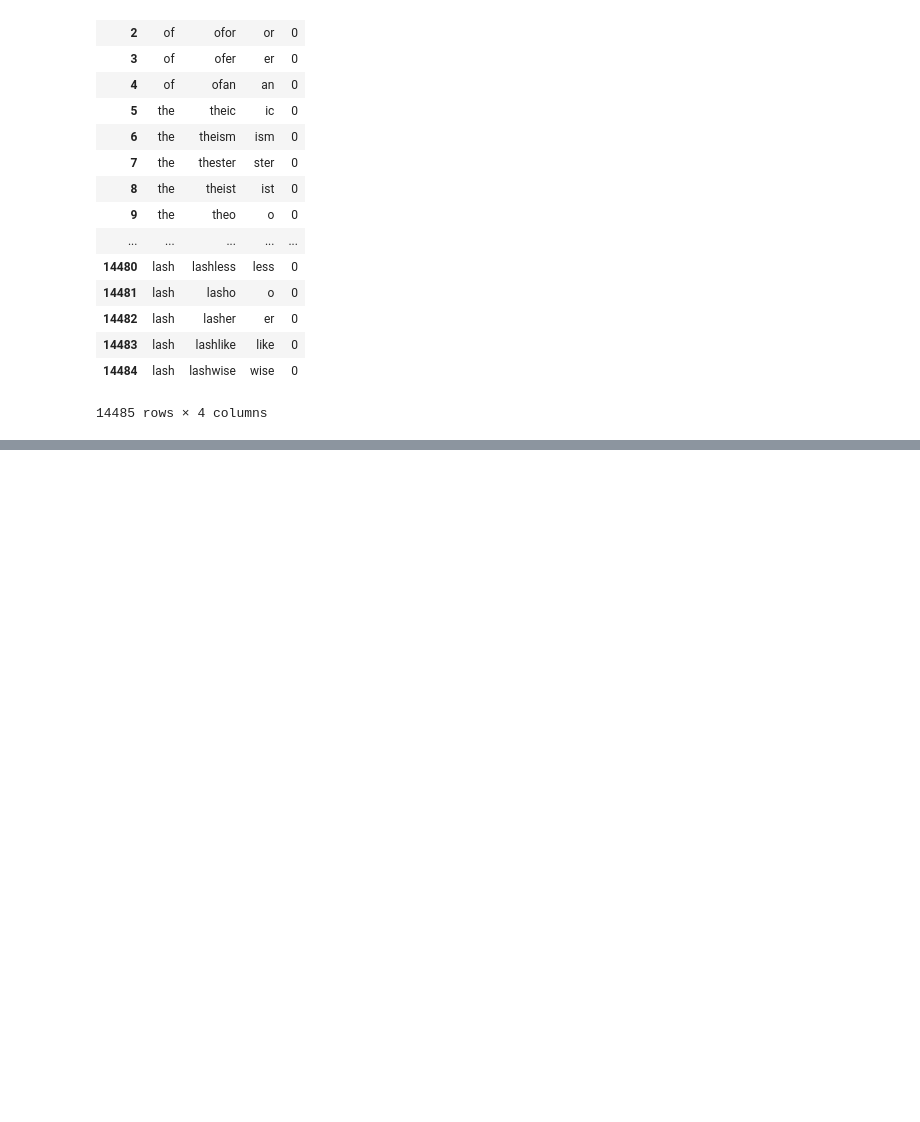
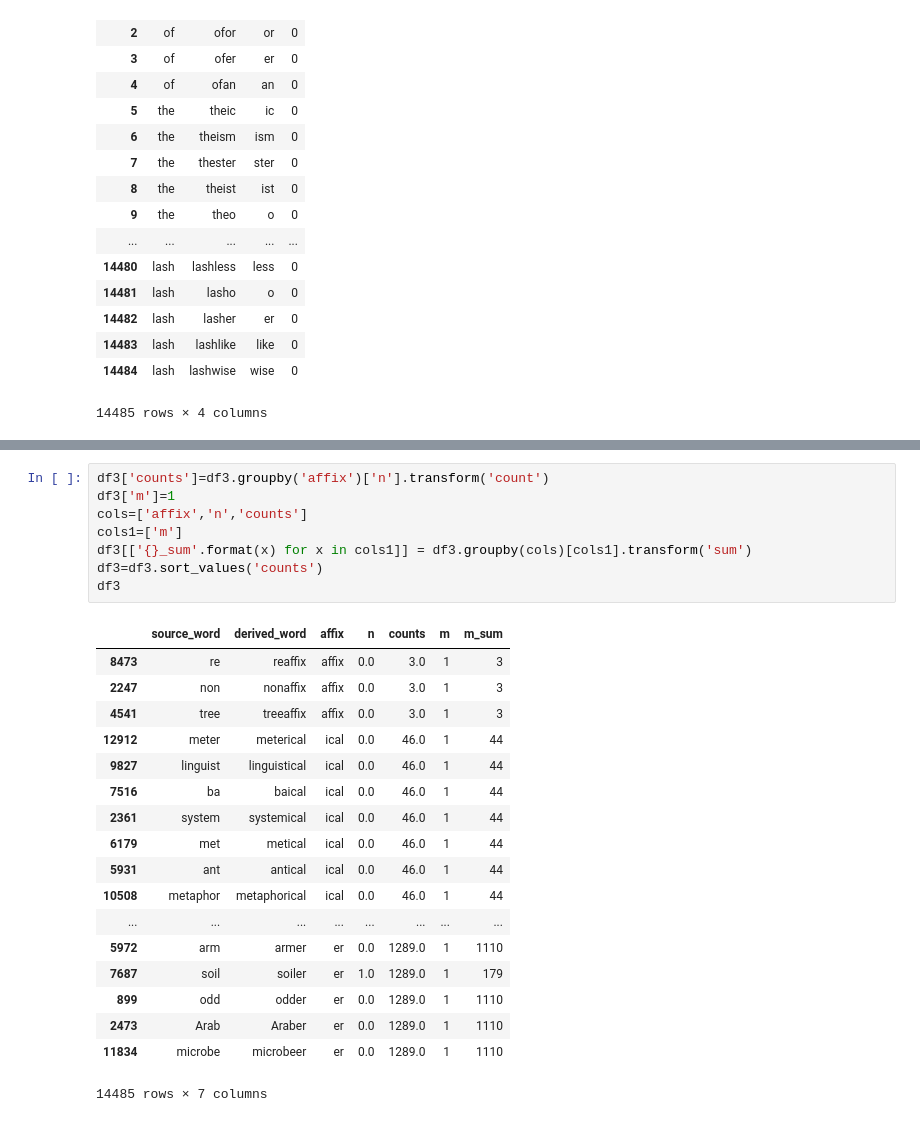
Before and after one commit to mansisinha/taddhita, a Jupyter notebook: Untitled2.ipynb, the cells around one changed output, grey strips where cells are left out. Saved outputs shown, nothing was run; the diff lists cells and outputs as text; blank space fills up the shorter version.

```diff
--- a/Untitled2.ipynb
+++ b/Untitled2.ipynb
@@ -162,3 +134,30 @@ df3.groupby('n').count()
 | n |  |  |  |
 | 0.0 | 13447 | 13446 | 13447 |
 | 1.0 | 1038 | 1038 | 1038 |
+# %%
+df3['counts']=df3.groupby('affix')['n'].transform('count')
+df3['m']=1
+cols=['affix','n','counts']
+cols1=['m']
+df3[['{}_sum'.format(x) for x in cols1]] = df3.groupby(cols)[cols1].transform('sum')
+df3=df3.sort_values('counts')
+df3
+# %% [output]
+|  | source_word | derived_word | affix | n | counts | m | m_sum |
+| 8473 | re | reaffix | affix | 0.0 | 3.0 | 1 | 3 |
+| 2247 | non | nonaffix | affix | 0.0 | 3.0 | 1 | 3 |
+| 4541 | tree | treeaffix | affix | 0.0 | 3.0 | 1 | 3 |
+| 12912 | meter | meterical | ical | 0.0 | 46.0 | 1 | 44 |
+| 9827 | linguist | linguistical | ical | 0.0 | 46.0 | 1 | 44 |
+| 7516 | ba | baical | ical | 0.0 | 46.0 | 1 | 44 |
+| 2361 | system | systemical | ical | 0.0 | 46.0 | 1 | 44 |
+| 6179 | met | metical | ical | 0.0 | 46.0 | 1 | 44 |
+| 5931 | ant | antical | ical | 0.0 | 46.0 | 1 | 44 |
+| 10508 | metaphor | metaphorical | ical | 0.0 | 46.0 | 1 | 44 |
+| ... | ... | ... | ... | ... | ... | ... | ... |
+| 5972 | arm | armer | er | 0.0 | 1289.0 | 1 | 1110 |
+| 7687 | soil | soiler | er | 1.0 | 1289.0 | 1 | 179 |
+| 899 | odd | odder | er | 0.0 | 1289.0 | 1 | 1110 |
+| 2473 | Arab | Araber | er | 0.0 | 1289.0 | 1 | 1110 |
+| 11834 | microbe | microbeer | er | 0.0 | 1289.0 | 1 | 1110 |
+14485 rows × 7 columns
```
Also changed, not shown: parts of 8 cells of this notebook.
